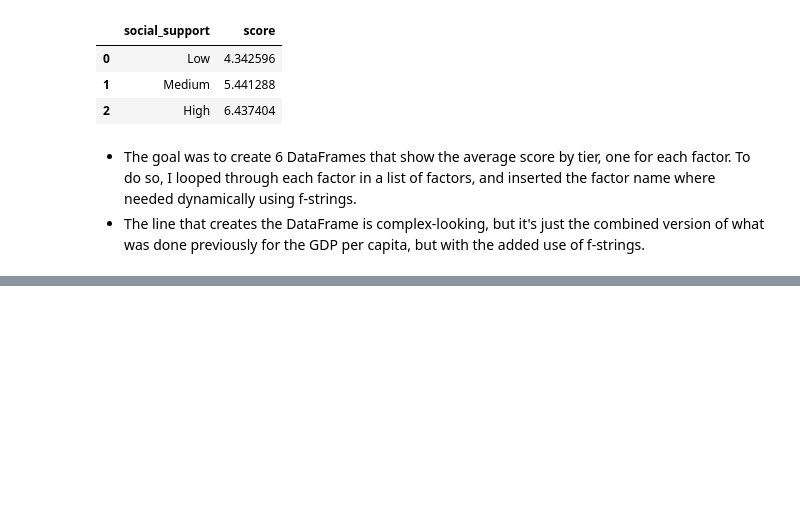
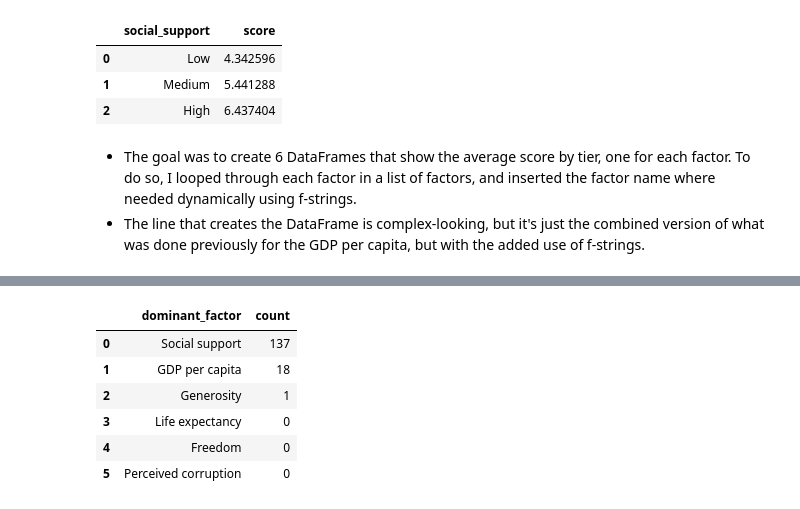
Before and after one commit to kelpppp/world-happiness-practice, a Jupyter notebook: notebook.ipynb, the cells around one changed output, grey strips where cells are left out. Saved outputs shown, nothing was run; the diff lists cells and outputs as text; code cells hidden in the pictures; blank space fills up the shorter version.

```diff
--- a/notebook.ipynb
+++ b/notebook.ipynb
@@ -362,0 +393,36 @@ dfs_avg_score_by_tier['df_avg_score_by_social_support'].head()
+# %%
+# group countries by dominant factor
+# count the number of countries led by each dominant factor
+df_countries_per_dominant_factor = df_2019['dominant_factor'].value_counts().reset_index()
+
+# add missing rows of dominant factors (with 0 number of countries)
+missing_data = [
+    {'dominant_factor': 'life_expectancy', 'count' : 0},
+    {'dominant_factor': 'freedom', 'count' : 0},
+    {'dominant_factor': 'perceived_corruption', 'count' : 0},
+]
+df_missing_data = pd.DataFrame(missing_data)
+
+# concatenate missing rows dataframe with dominant factors dataframe
+df_countries_per_dominant_factor = pd.concat([df_countries_per_dominant_factor, df_missing_data], ignore_index=True) \
+                                     .sort_values('count', ascending=False) \
+                                     .reset_index(drop=True)
+
+# rename dominant_factor column values to be more readable
+mapping = {'social_support' : 'Social support',
+           'gdp_per_capita' : 'GDP per capita',
+           'generosity' : 'Generosity',
+           'life_expectancy' : 'Life expectancy',
+           'freedom' : 'Freedom',
+           'perceived_corruption' : 'Perceived corruption'}
+df_countries_per_dominant_factor['dominant_factor'] = df_countries_per_dominant_factor['dominant_factor'].replace(mapping)
+
+df_countries_per_dominant_factor
+# %% [output]
+|  | dominant_factor | count |
+| 0 | Social support | 137 |
+| 1 | GDP per capita | 18 |
+| 2 | Generosity | 1 |
+| 3 | Life expectancy | 0 |
+| 4 | Freedom | 0 |
+| 5 | Perceived corruption | 0 |
```
Also changed, not shown: parts of 8 cells of this notebook.
